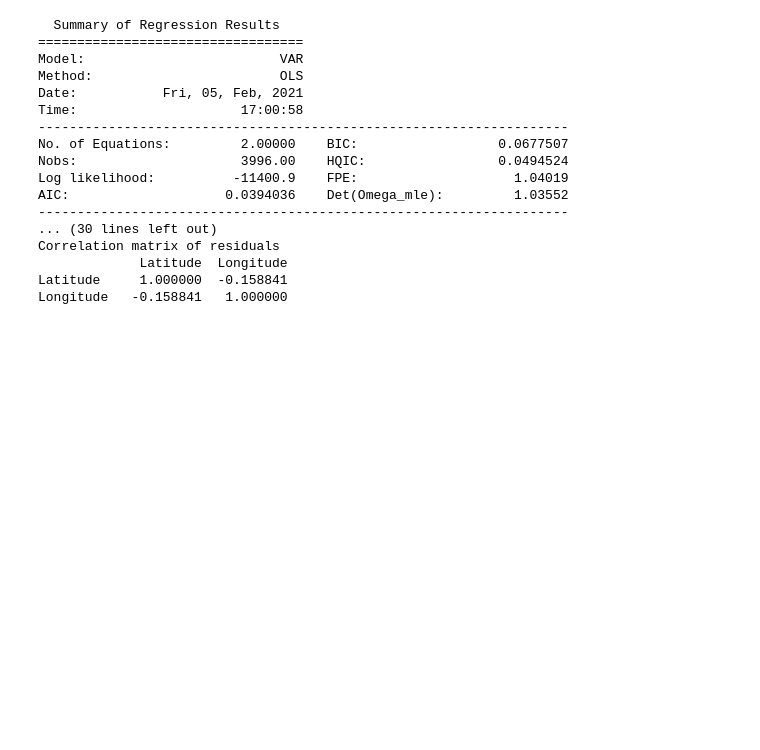
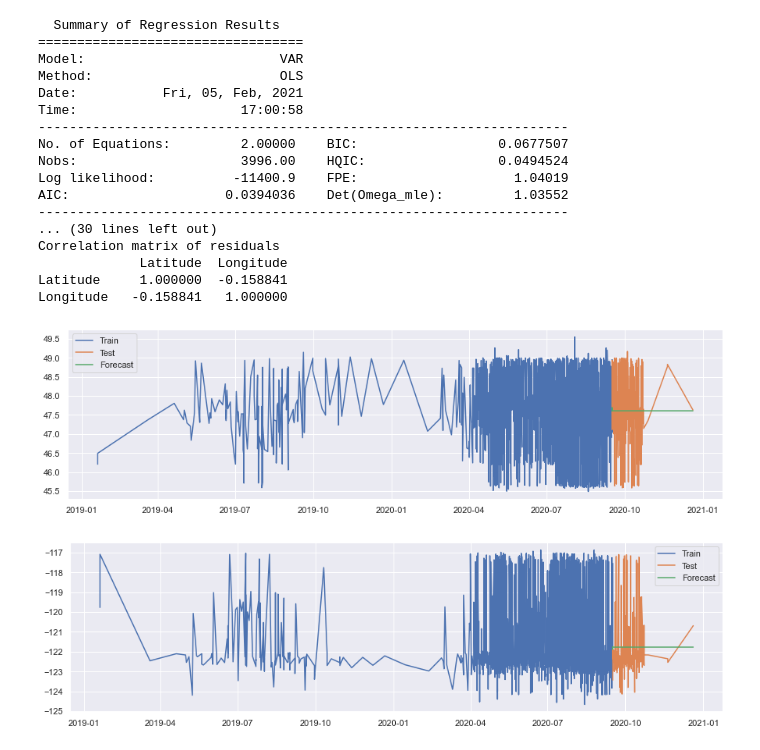
Before and after one commit to yihuajack/MCM2021_C, a Jupyter notebook: arima.ipynb, the cells around one changed output. Saved outputs shown, nothing was run; the diff lists cells and outputs as text; code cells hidden in the pictures; blank space fills up the shorter version.

```diff
--- a/arima.ipynb
+++ b/arima.ipynb
@@ -163,0 +161,25 @@ forecast = pd.DataFrame(results.forecast(y= laaged_values, steps=367), index = t
+# %%
+laaged_values = train_data.values[-4:]
+forecast = pd.DataFrame(results.forecast(y= laaged_values, steps=367), columns= ['Latitude', 'Longitude'], index = test_data.index)
+#forecast
+
+
+plt.figure(figsize=(15,4))
+plt.grid(True)
+plt.plot(train_data['Latitude'], label='Train')
+plt.plot(test_data['Latitude'], label='Test')
+plt.plot(forecast['Latitude'], label='Forecast')
+plt.legend(loc='best')
+plt.show()
+
+plt.figure(figsize=(15,4))
+plt.grid(True)
+plt.plot(train_data['Longitude'], label='Train')
+plt.plot(test_data['Longitude'], label='Test')
+plt.plot(forecast['Longitude'], label='Forecast')
+
+plt.legend(loc='best')
+plt.show()
+# %% [output]
+[figure, added]
+[figure, added]
```
Also changed, not shown: parts of 1 cell of this notebook.
